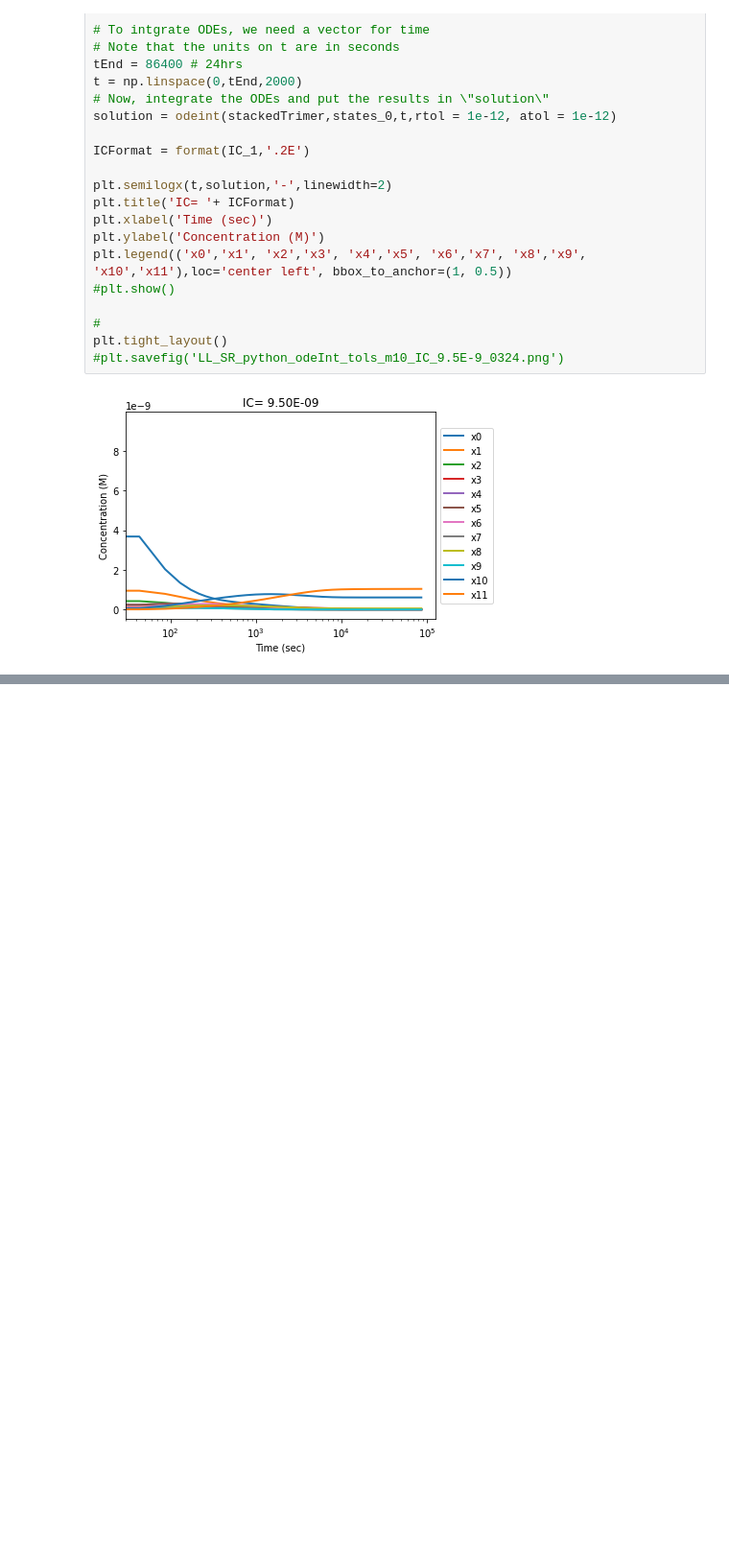
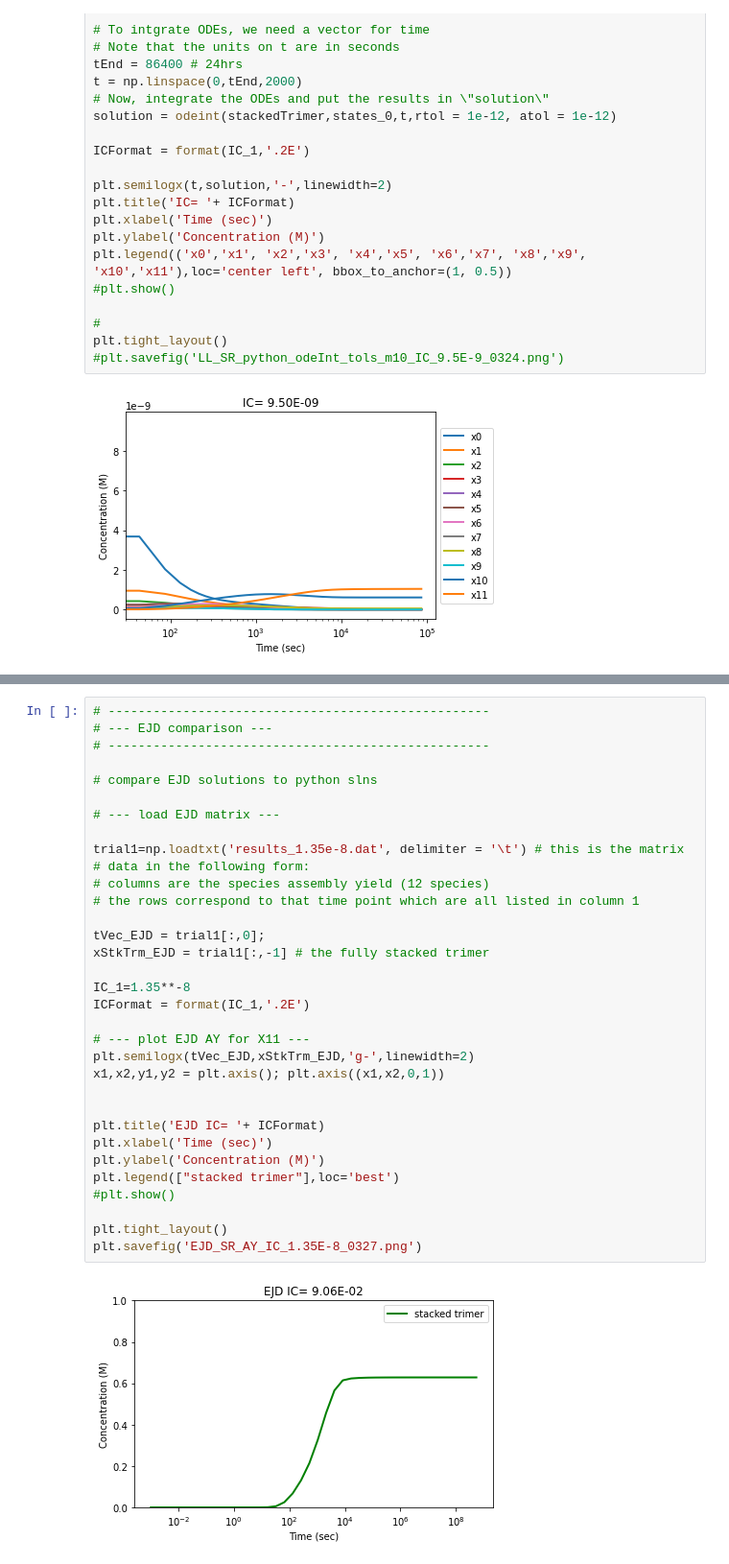
Before and after one commit to llagunes-324B21/Persephone_SR, a Jupyter notebook: March_2022/LL_SR_03202022.ipynb, the cells around one changed output, grey strips where cells are left out. Shown at 96% size. Drawn from its saved outputs; the diff is of its cells as text; blank space fills up the shorter version.

Commit message:
plot EJD solutions for fixed IC value -LL

```diff
--- a/March_2022/LL_SR_03202022.ipynb
+++ b/March_2022/LL_SR_03202022.ipynb
@@ -220,3 +218,38 @@ plt.legend(["stacked trimer"],loc='best')
 0.6569925509592609
 <matplotlib.legend.Legend at 0x...>
 [figure]
+# %%
+# ---------------------------------------------------
+# --- EJD comparison ---
+# ---------------------------------------------------
+
+# compare EJD solutions to python slns
+
+# --- load EJD matrix ---
+
+trial1=np.loadtxt('results_1.35e-8.dat', delimiter = '\t') # this is the matrix
+# data in the following form:
+# columns are the species assembly yield (12 species)
+# the rows correspond to that time point which are all listed in column 1
+
+tVec_EJD = trial1[:,0];
+xStkTrm_EJD = trial1[:,-1] # the fully stacked trimer
+
+IC_1=1.35**-8
+ICFormat = format(IC_1,'.2E')
+
+# --- plot EJD AY for X11 ---
+plt.semilogx(tVec_EJD,xStkTrm_EJD,'g-',linewidth=2)
+x1,x2,y1,y2 = plt.axis(); plt.axis((x1,x2,0,1))
+
+
+plt.title('EJD IC= '+ ICFormat)
+plt.xlabel('Time (sec)')
+plt.ylabel('Concentration (M)')
+plt.legend(["stacked trimer"],loc='best')
+#plt.show()
+
+plt.tight_layout()
+plt.savefig('EJD_SR_AY_IC_1.35E-8_0327.png')
+# %% [output]
+[figure, added]
```
Also changed, not shown: parts of 3 cells of this notebook.
